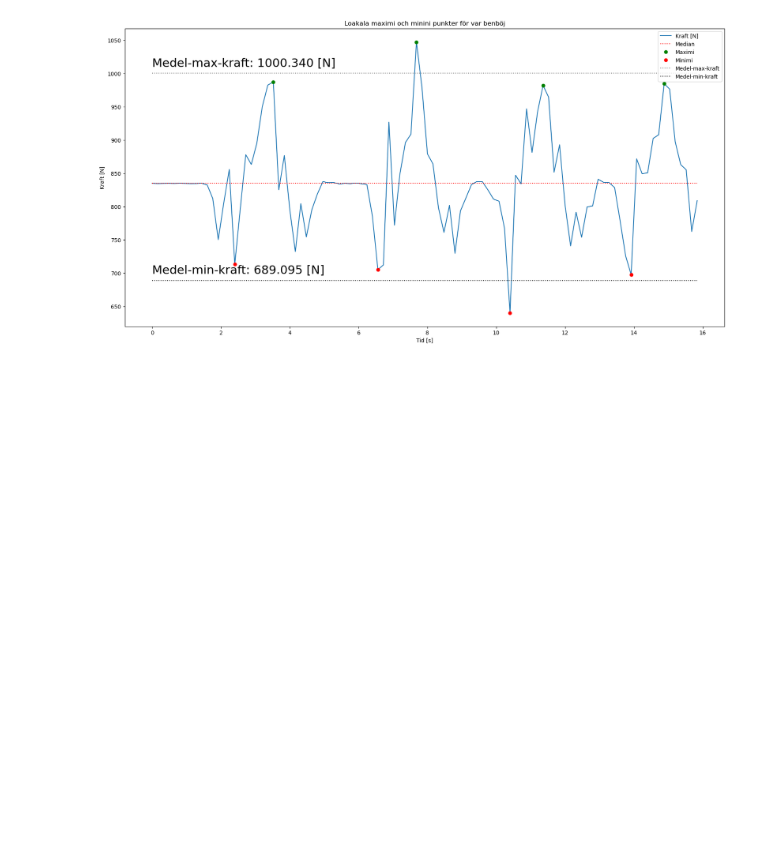
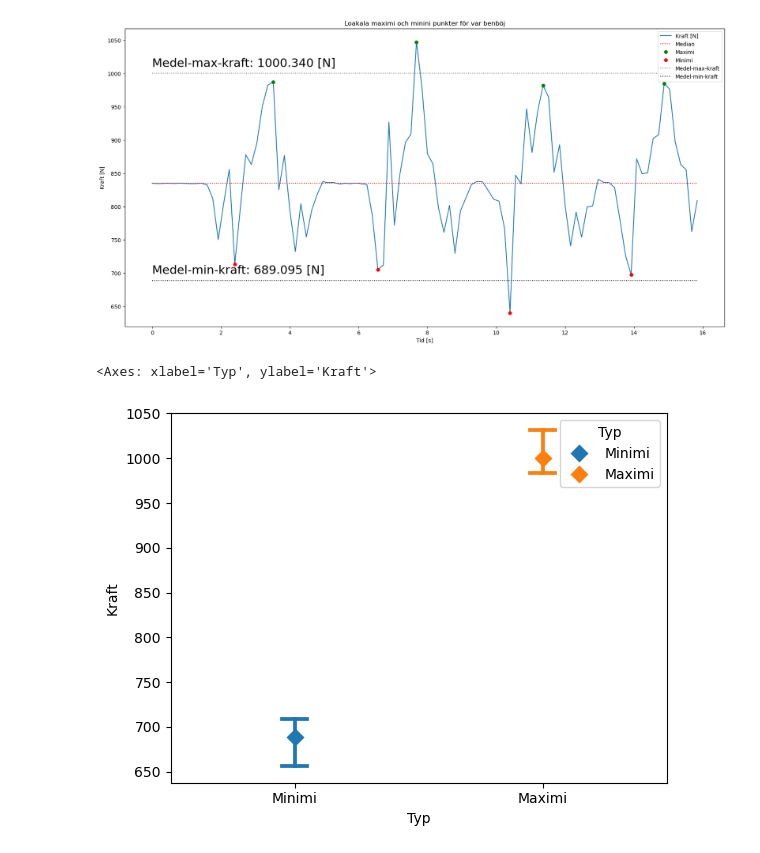
Before and after one commit to Pettson01/Examensarbete-force, a Jupyter notebook: squats.ipynb, the cells around one changed output. Saved outputs shown, nothing was run; the diff lists cells and outputs as text; code cells hidden in the pictures; blank space fills up the shorter version.

```diff
--- a/squats.ipynb
+++ b/squats.ipynb
@@ -597,3 +597,25 @@ ax1.legend()
 plt.show()
 # %% [output]
 [figure]
+# %%
+data0 = {
+    "Typ":"Minimi",
+    "Kraft":minimaForce,
+}
+
+data1 = {
+    "Typ":"Maximi",
+    "Kraft":maximaForce,
+}
+
+plottedDataFrame0 = pd.DataFrame(data=data0)
+plottedDataFrame1 = pd.DataFrame(data=data1)
+
+plottedDataFrame = pd.concat([plottedDataFrame0, plottedDataFrame1])
+
+
+
+sns.pointplot(data=plottedDataFrame, x="Typ", y="Kraft", linestyles='none', markers='D', capsize=.1, hue="Typ", legend=True)
+# %% [output]
+<Axes: xlabel='Typ', ylabel='Kraft'>
+[figure, added]
```
